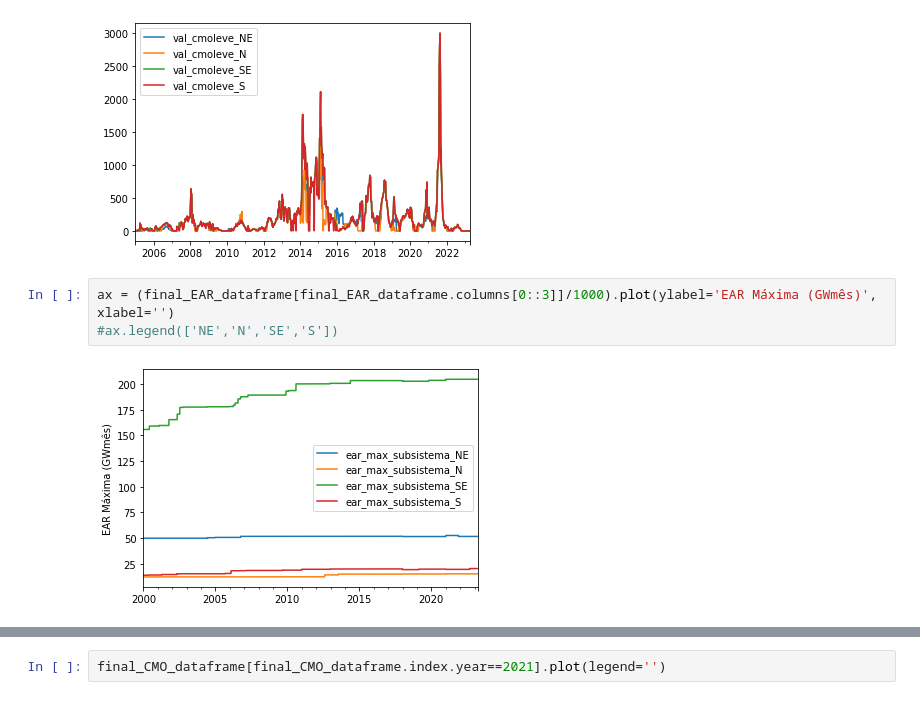
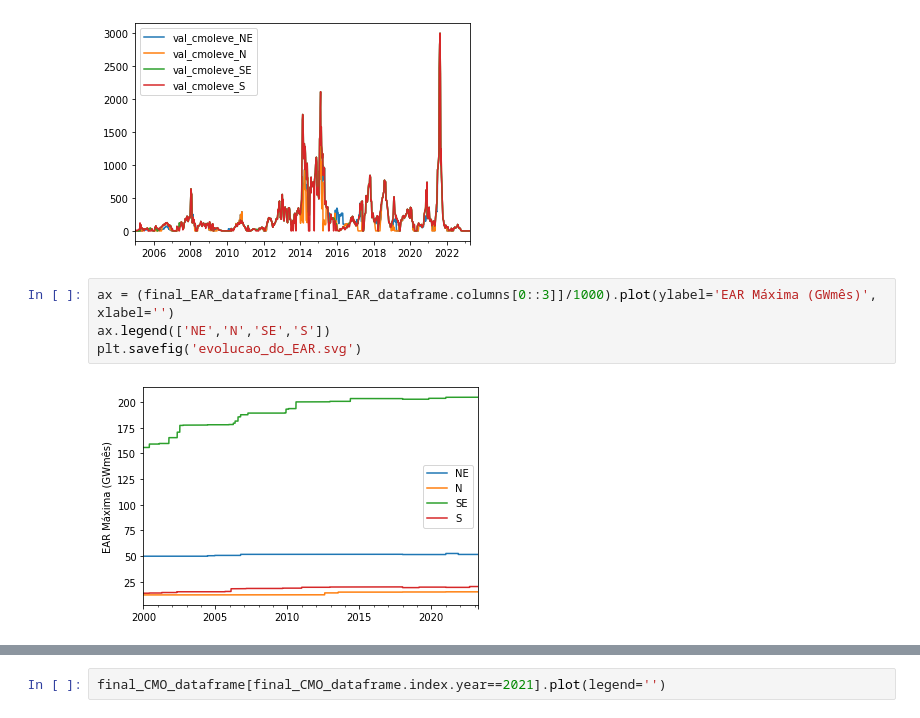
Before and after one commit to Rafa3lAlbuqueruqe/Planejamento_energetico_trabalhos, a Jupyter notebook: Seminário 1 - CMSE/dados_abertos_tratamento.ipynb, the cells around one changed output, grey strips where cells are left out. Drawn from its saved outputs; the diff is of its cells as text.

Commit message:
added figures

```diff
--- a/Seminário 1 - CMSE/dados_abertos_tratamento.ipynb
+++ b/Seminário 1 - CMSE/dados_abertos_tratamento.ipynb
@@ -91,9 +91,10 @@ ax = (final_CMO_dataframe[final_CMO_dataframe.columns[1::4]]).plot(xlabel='')
 [figure]
 # %%
 ax = (final_EAR_dataframe[final_EAR_dataframe.columns[0::3]]/1000).plot(ylabel='EAR Máxima (GWmês)', xlabel='')
-#ax.legend(['NE','N','SE','S'])
+ax.legend(['NE','N','SE','S'])
+plt.savefig('evolucao_do_EAR.svg')
 # %% [output]
-[figure, old version]
+[figure, new version]
 # %%
 ax = (final_EAR_dataframe[final_EAR_dataframe.columns[0::3]]/1000).plot(ylabel='EAR Máxima (GWmês)', xlabel='')
 ax.lines.remove(ax.lines[2])
```
Also changed, not shown: parts of 7 cells of this notebook, 9 other files.
